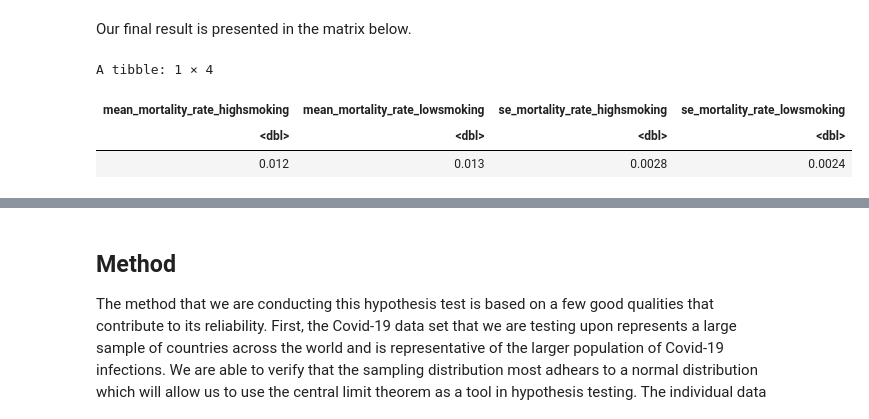
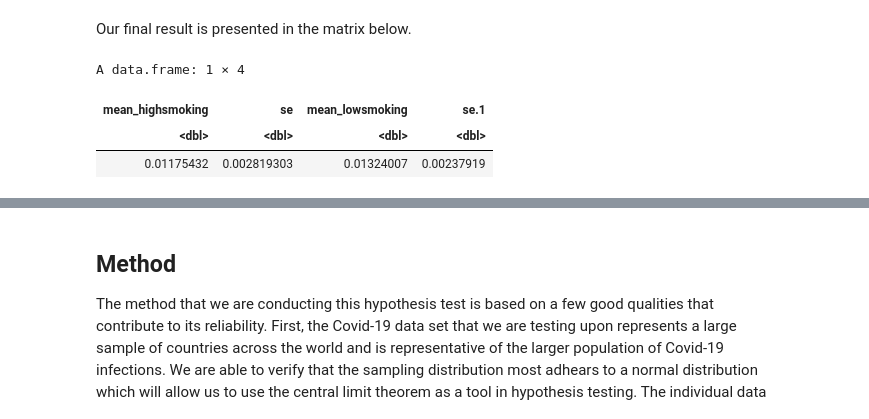
Before and after one commit to RayNguyent/STAT-201-Project, a Jupyter notebook: Proposal.ipynb, the cells around one changed output, grey strips where cells are left out. Drawn from its saved outputs; the diff is of its cells as text; code cells hidden in the pictures.

```diff
--- a/Proposal.ipynb
+++ b/Proposal.ipynb
@@ -33,7 +25,7 @@ library(broom)
 # %% [markdown]
 Next, we will use read.csv() to read the dataset owid-covid-data, and use head() to visualize what it looks like. We recognise many observations in "new_deaths" and "new_cases" columns with NA value. Also, the dataset will be filtered by Europe, America, and Oceania only since Asia has some errors. To simplify the process, we will transform NAs into 0, which indicates there were no new cases or deaths recorded on that day. Then, we tidy the data by sorting out all the NAs value in "male_smokers" and "female_smokers" columns, and grouped them by location. Since we are interested in the smoking rate of a country as a whole, we create a new column of smokers by taking the average of male smoker and female smokers. Consequently, we summarise the dataset by adding the mean smokers and mortality rate columns.
 # %%
-data <- read.csv("data/owid-covid-data.csv")
+data <- read.csv("https://raw.githubusercontent.com/RayNguyent/STAT-201-Project/main/data/owid-covid-data.csv")
 data["new_cases"][is.na(data["new_cases"])] <- 0
 data["new_deaths"][is.na(data["new_deaths"])] <- 0
 data_cleaned <- data %>% filter(!is.na(male_smokers)) %>% filter(!is.na(female_smokers)) %>% filter(continent %in% c("Europe", "America","Africa","Oceania")) %>%
@@ -172,13 +149,13 @@ A tibble: 1 × 1
 # %% [markdown]
 Our final result is presented in the matrix below.
 # %%
-result <- tibble(mean_mortality_rate_highsmoking =0.012,
-                 mean_mortality_rate_lowsmoking = 0.013,
-                 se_mortality_rate_highsmoking = 0.0028,
-                 se_mortality_rate_lowsmoking = 0.0024)
+result <- data.frame(mean_highsmoking = mean(high_smoking_data$mortality_rate),
+                 se_highsmoking = high_smoking_se,
+                 mean_lowsmoking = mean(low_smoking_data$mortality_rate),
+                 se_lowsmoking = low_smoking_se)
 result
 # %% [output]
-A tibble: 1 × 4
+A data.frame: 1 × 4
-| mean_mortality_rate_highsmoking | mean_mortality_rate_lowsmoking | se_mortality_rate_highsmoking | se_mortality_rate_lowsmoking |
+| mean_highsmoking | se | mean_lowsmoking | se.1 |
 | <dbl> | <dbl> | <dbl> | <dbl> |
-| 0.012 | 0.013 | 0.0028 | 0.0024 |
+| 0.01175432 | 0.002819303 | 0.01324007 | 0.00237919 |
```
Also changed, not shown: parts of 13 cells of this notebook.
